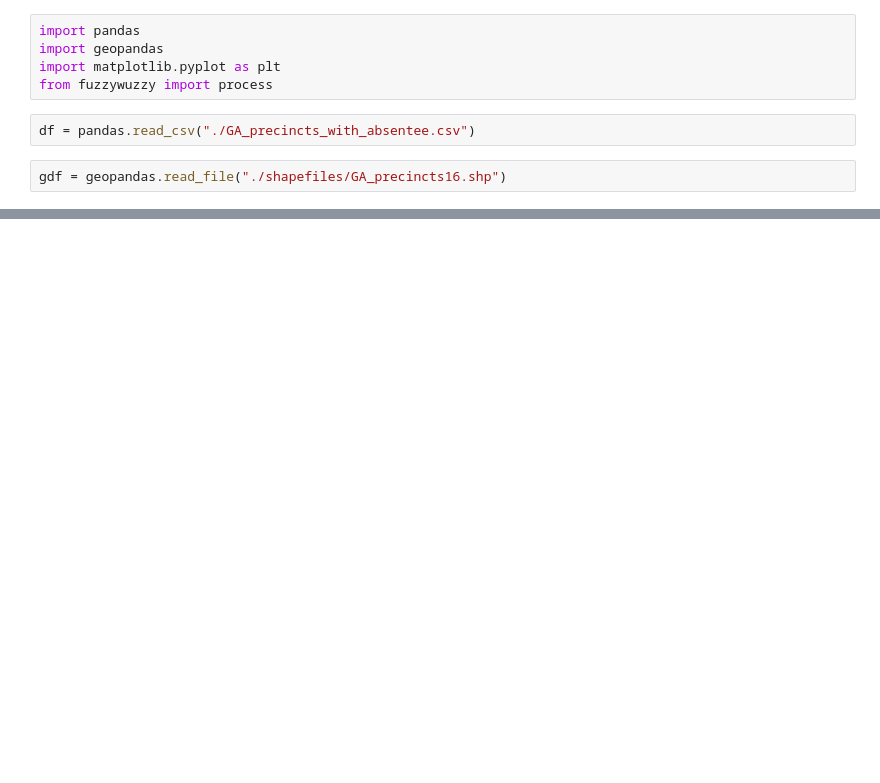
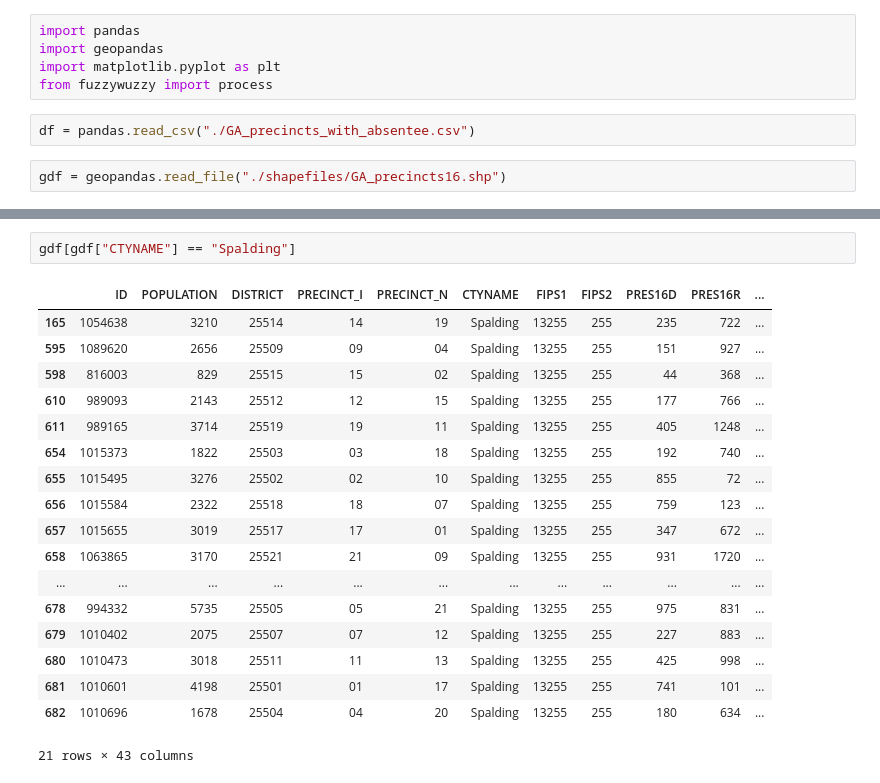
Before and after one commit to vrdi/preprocessing, a Jupyter notebook: MatchingPrecincts.ipynb, the cells around one changed output, grey strips where cells are left out. Cells and saved outputs as stored; diff of their text form; blank space fills up the shorter version.

```diff
--- a/MatchingPrecincts.ipynb
+++ b/MatchingPrecincts.ipynb
@@ -23,0 +176,21 @@ Index(['Unnamed: 0', 'COUNTY', 'PRECINCT', 'PRES16D', 'PRES16D_AB',
+# %%
+gdf[gdf["CTYNAME"] == "Spalding"]
+# %% [output]
+|  | ID | POPULATION | DISTRICT | PRECINCT_I | PRECINCT_N | CTYNAME | FIPS1 | FIPS2 | PRES16D | PRES16R | ... |
+| 165 | 1054638 | 3210 | 25514 | 14 | 19 | Spalding | 13255 | 255 | 235 | 722 | ... |
+| 595 | 1089620 | 2656 | 25509 | 09 | 04 | Spalding | 13255 | 255 | 151 | 927 | ... |
+| 598 | 816003 | 829 | 25515 | 15 | 02 | Spalding | 13255 | 255 | 44 | 368 | ... |
+| 610 | 989093 | 2143 | 25512 | 12 | 15 | Spalding | 13255 | 255 | 177 | 766 | ... |
+| 611 | 989165 | 3714 | 25519 | 19 | 11 | Spalding | 13255 | 255 | 405 | 1248 | ... |
+| 654 | 1015373 | 1822 | 25503 | 03 | 18 | Spalding | 13255 | 255 | 192 | 740 | ... |
+| 655 | 1015495 | 3276 | 25502 | 02 | 10 | Spalding | 13255 | 255 | 855 | 72 | ... |
+| 656 | 1015584 | 2322 | 25518 | 18 | 07 | Spalding | 13255 | 255 | 759 | 123 | ... |
+| 657 | 1015655 | 3019 | 25517 | 17 | 01 | Spalding | 13255 | 255 | 347 | 672 | ... |
+| 658 | 1063865 | 3170 | 25521 | 21 | 09 | Spalding | 13255 | 255 | 931 | 1720 | ... |
+| ... | ... | ... | ... | ... | ... | ... | ... | ... | ... | ... | ... |
+| 678 | 994332 | 5735 | 25505 | 05 | 21 | Spalding | 13255 | 255 | 975 | 831 | ... |
+| 679 | 1010402 | 2075 | 25507 | 07 | 12 | Spalding | 13255 | 255 | 227 | 883 | ... |
+| 680 | 1010473 | 3018 | 25511 | 11 | 13 | Spalding | 13255 | 255 | 425 | 998 | ... |
+| 681 | 1010601 | 4198 | 25501 | 01 | 17 | Spalding | 13255 | 255 | 741 | 101 | ... |
+| 682 | 1010696 | 1678 | 25504 | 04 | 20 | Spalding | 13255 | 255 | 180 | 634 | ... |
+21 rows × 43 columns
```
Also changed, not shown: parts of 35 cells of this notebook, 1 other file.
